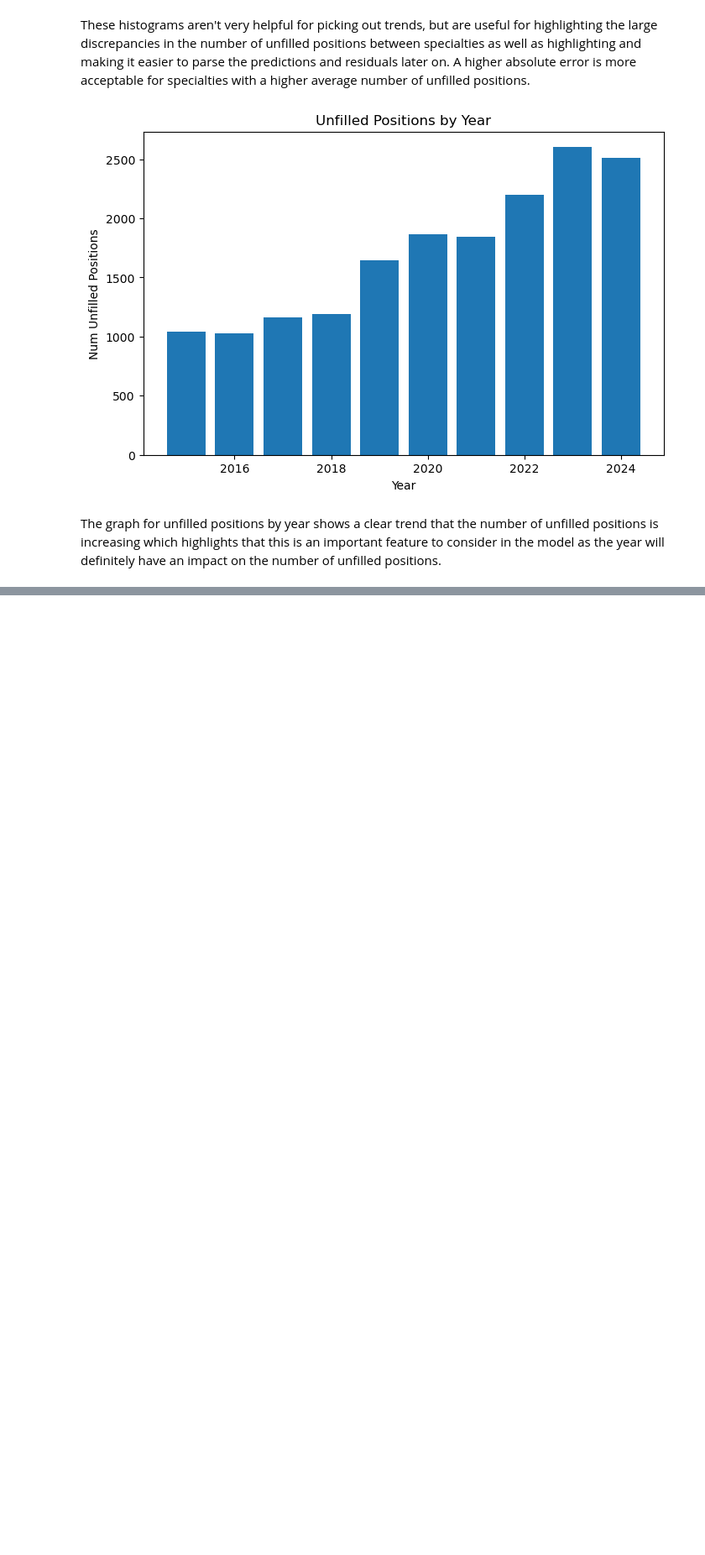
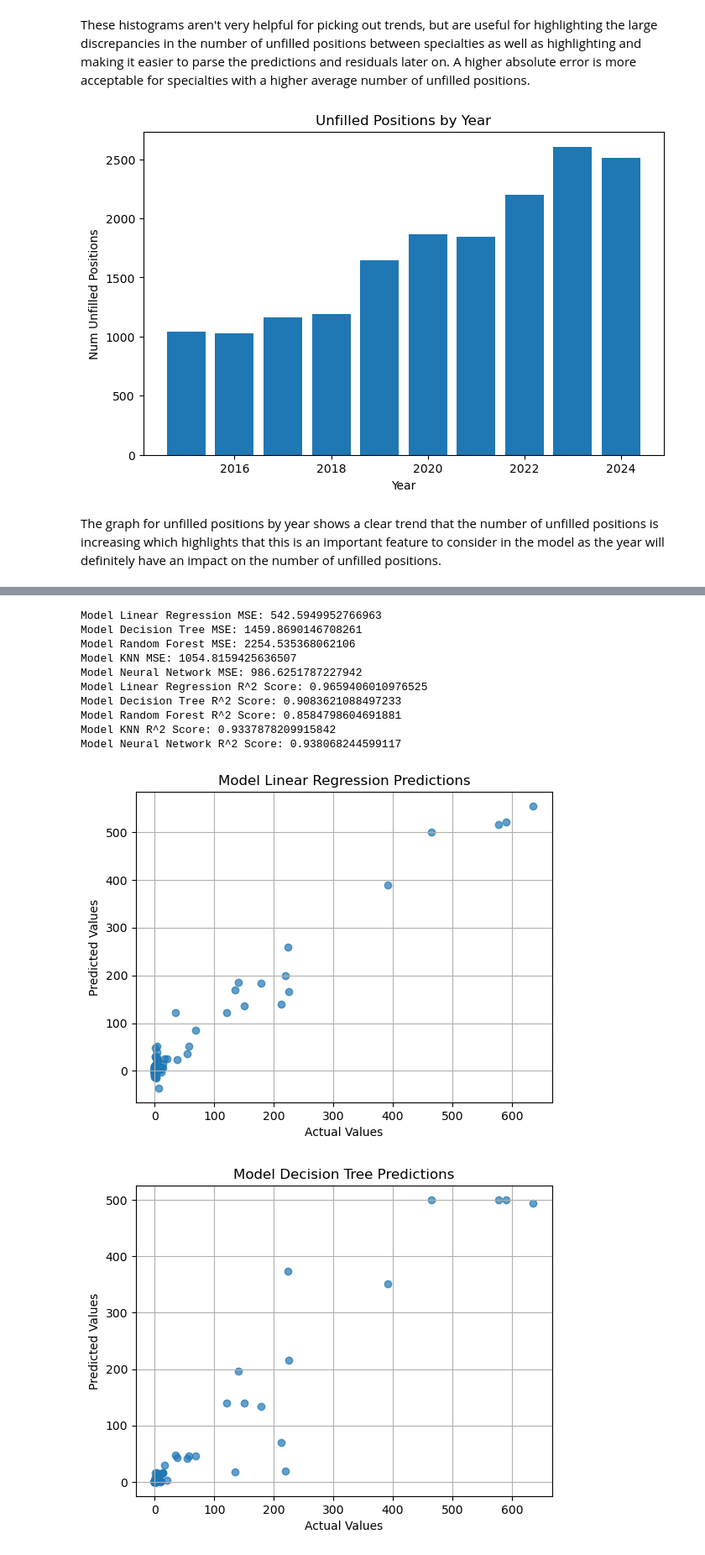
Before and after one commit to tarunajjarapu/Machine_Learning-Residency_Matching, a Jupyter notebook: MLProject.ipynb, the cells around one changed output, grey strips where cells are left out. Shown at 84% size. Cells and saved outputs as stored; diff of their text form; code cells hidden in the pictures; blank space fills up the shorter version.

```diff
--- a/MLProject.ipynb
+++ b/MLProject.ipynb
@@ -108,5 +117,8 @@ plt.show()
 # %% [markdown]
 The correlation is not close enough to +/-1 between any two variables that they would be obviously redundant, except for No of Total Applicants and No of Offered Positions. However, considering how likely both of these features are to be important in predicting the target variable, it is best to keep them both.
+# %%
+# Drop 'No of Applications to Speacialty to All Application Ratio' as it's correlations with the other features are almost the exact same as 'No of Total Applications'
+data = data.drop(columns=['No of Applications to Speacialty to All Application Ratio'])
 # %%
 correlations = correlations.stack()
 correlations = correlations.reset_index()
@@ -401,0 +474,54 @@ plt.show()
+# %%
+# Neural Network
+mlp_pipeline = Pipeline([
+    ('scaler', StandardScaler()),
+    ('mlp', MLPRegressor(max_iter=1000, random_state=42))
+])
+
+param_grid = {
+    'mlp__hidden_layer_sizes': [(30,), (40,), (50,), (60,)],
+    'mlp__activation': ['logistic', 'tanh', 'relu']
+}
+
+# hyperparameter tuning
+grid_search = GridSearchCV(
+    estimator=mlp_pipeline,
+    param_grid=param_grid,
+    cv=5,
+    scoring='neg_mean_squared_error'
+)
+
+grid_search.fit(X_train, y_train)
+best_Nnet = grid_search.best_estimator_
+
+y_test_pred_nnet = best_Nnet.predict(X_test)
+# %%
+models = ['Linear Regression', 'Decision Tree', 'Random Forest', 'KNN', 'Neural Network']
+model_vals = [y_test_pred_lr, y_test_pred_dtr, y_test_pred_rfr, y_test_pred_knn, y_test_pred_nnet]
+
+for i in range(5):
+    print(f"Model {models[i]} MSE: {mean_squared_error(y_test, model_vals[i])}")
+
+for i in range(5):
+    print(f"Model {models[i]} R^2 Score: {r2_score(y_test, model_vals[i])}")
+
+for i in range(5):
+    plt.scatter(y_test, model_vals[i], alpha=0.7)
+    plt.xlabel("Actual Values")
+    plt.ylabel("Predicted Values")
+    plt.title(f'Model {models[i]} Predictions')
+    plt.grid()
+    plt.show()
+# %% [output]
+Model Linear Regression MSE: 542.5949952766963
+Model Decision Tree MSE: 1459.8690146708261
+Model Random Forest MSE: 2254.535368062106
+Model KNN MSE: 1054.8159425636507
+Model Neural Network MSE: 986.6251787227942
+Model Linear Regression R^2 Score: 0.9659406010976525
+Model Decision Tree R^2 Score: 0.9083621088497233
+Model Random Forest R^2 Score: 0.8584798604691881
+Model KNN R^2 Score: 0.9337878209915842
+Model Neural Network R^2 Score: 0.938068244599117
+[figure, added]
+[figure, added]
```
Also changed, not shown: parts of 31 cells of this notebook.
